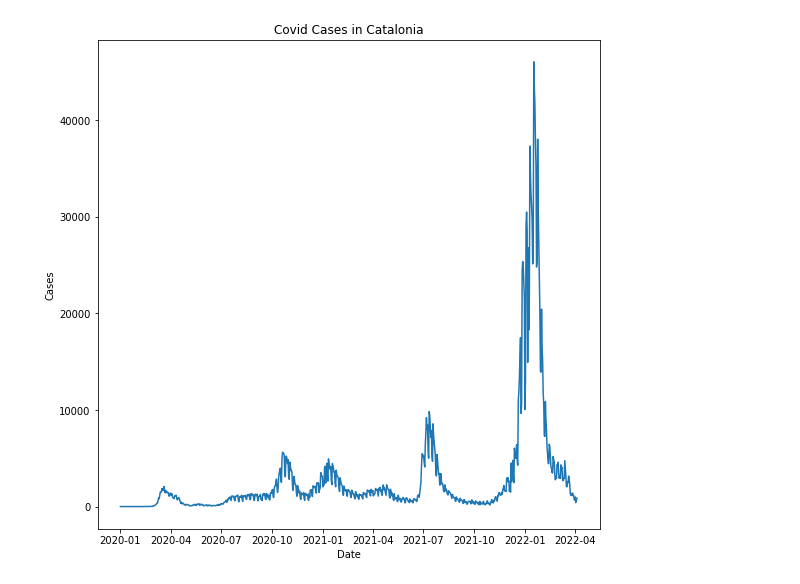
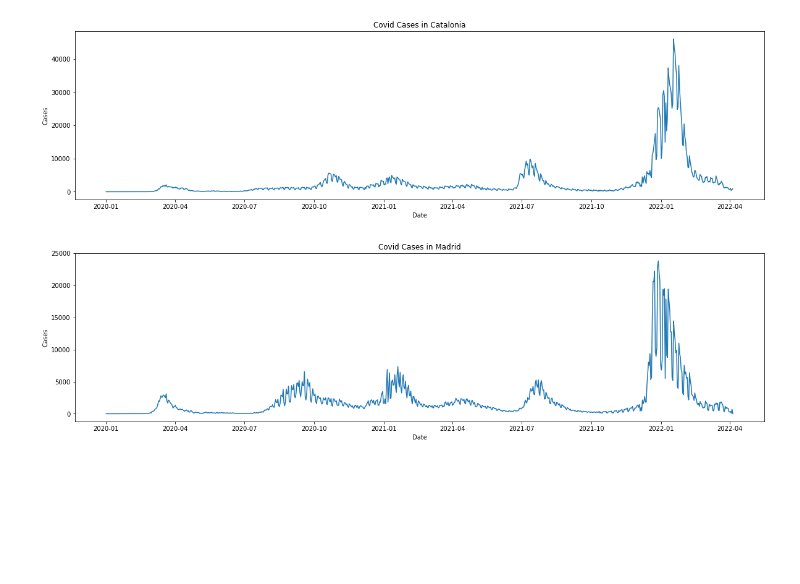
Before and after one commit to NicoGounine/Covid-Analysis, a Jupyter notebook: covid-analysis-spain-2020-2022.ipynb, the cells around one changed output. Cells and saved outputs as stored; diff of their text form; code cells hidden in the pictures; blank space fills up the shorter version.

Commit message:
Kaggle Notebook | Covid Analysis Spain 2020-2022 | Version 3

```diff
--- a/covid-analysis-spain-2020-2022.ipynb
+++ b/covid-analysis-spain-2020-2022.ipynb
@@ -12,12 +13,21 @@ tecnica_CCAA = pd.read_csv("../input/covid19-daily-case-hospitalization-spain-da
 tecnica_provincia = pd.read_csv("../input/covid19-daily-case-hospitalization-spain-dataset/casos_tecnica_provincia.csv")
 # %%
 tecnica_CCAA['fecha'] = pd.to_datetime(tecnica_CCAA.fecha)
-plt.figure(figsize=(9, 9))
+plt.figure(figsize=(20, 5))
 plt.plot(tecnica_CCAA["fecha"].loc[tecnica_CCAA["ccaa_iso"] == "CT"], tecnica_CCAA["num_casos"].loc[tecnica_CCAA["ccaa_iso"] == "CT"])
 plt.title('Covid Cases in Catalonia')
 plt.xlabel('Date')
 plt.ylabel('Cases')
 plt.show()
+
+tecnica_CCAA['fecha'] = pd.to_datetime(tecnica_CCAA.fecha)
+plt.figure(figsize=(20, 5))
+plt.plot(tecnica_CCAA["fecha"].loc[tecnica_CCAA["ccaa_iso"] == "MD"], tecnica_CCAA["num_casos"].loc[tecnica_CCAA["ccaa_iso"] == "MD"])
+plt.title('Covid Cases in Madrid')
+plt.xlabel('Date')
+plt.ylabel('Cases')
+plt.show()
 # %% [output]
-[figure, old version]
+[figure, new version]
+[figure, added]
 # %%
```
Also changed, not shown: parts of 3 cells of this notebook.
